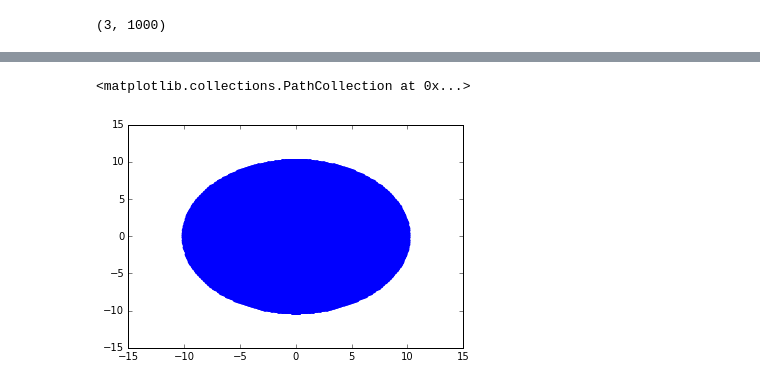
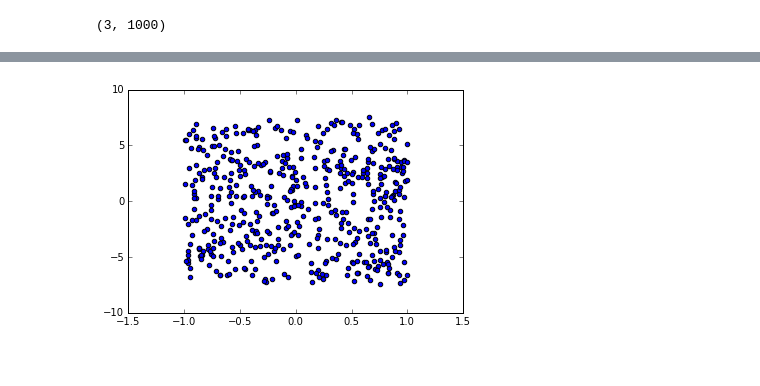
Before and after one commit to jngaravitoc/shapes, a Jupyter notebook: Inertia_tensor_method.ipynb, the cells around one changed output, grey strips where cells are left out. Saved outputs shown, nothing was run; the diff lists cells and outputs as text; code cells hidden in the pictures.

```diff
--- a/Inertia_tensor_method.ipynb
+++ b/Inertia_tensor_method.ipynb
@@ -256,17 +256,9 @@ ylim(-10, 10)
-# %%
-from mpl_toolkits.mplot3d import Axes3D
-
-
-fig = plt.figure()
-#ax = fig.add_subplot(111, projection='3d')
-
-u = np.linspace(0, 2 * np.pi, 100)
-v = np.linspace(0, np.pi, 100)
-
-x = 10 * np.outer(np.cos(u), np.sin(v))
-y = 10 * np.outer(np.sin(u), np.sin(v))
-z = 10 * np.outer(np.ones(np.size(u)), np.cos(v))
-scatter(y, z, color='b')
-# %% [output]
-<matplotlib.collections.PathCollection at 0x...>
-[figure, removed]
+# %%
+u = np.linspace(0, 2 * np.pi, 100)
+#v = np.linspace(0, np.pi, 100)
+xt = a*cos(u)
+yt = a*q*sin(u)
+scatter(x, y)
+zt = np.zeros(100)
+# %% [output]
+[figure, added]
```
Also changed, not shown: parts of 11 cells of this notebook.
